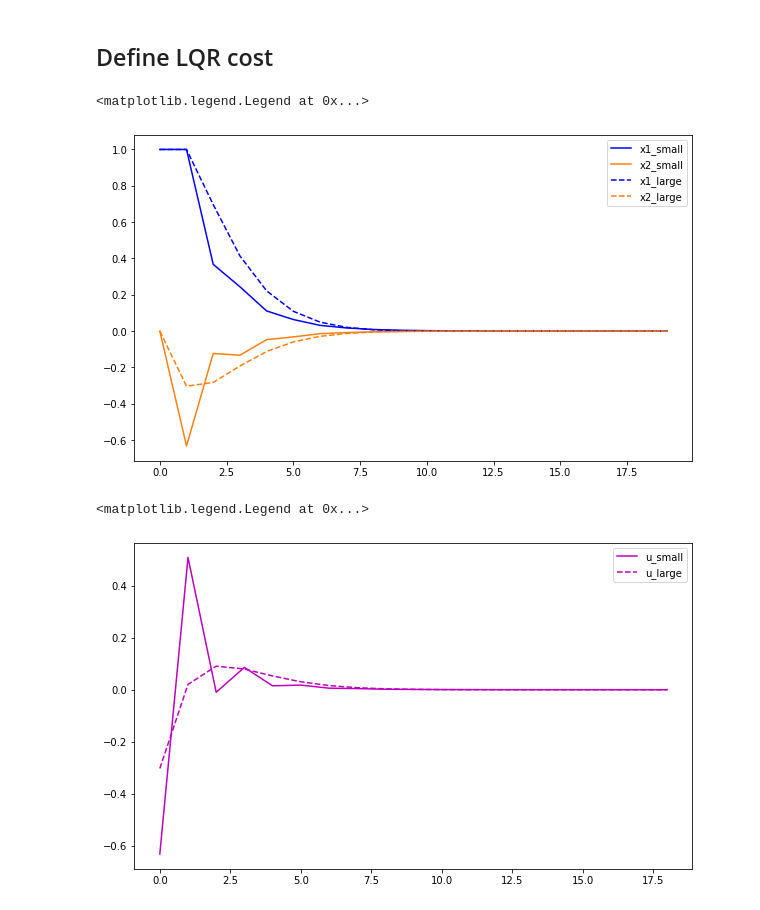
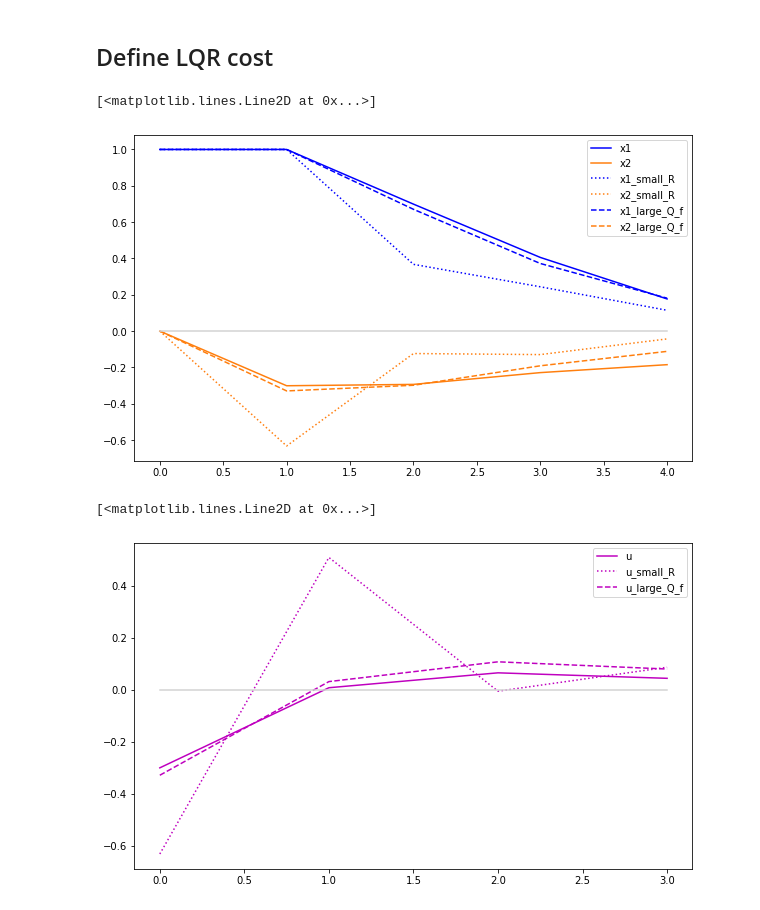
Before and after one commit to cablanc/dlps, a Jupyter notebook: rl/SID.ipynb, the cells around one changed output. Cells and saved outputs as stored; diff of their text form; code cells hidden in the pictures.

```diff
--- a/rl/SID.ipynb
+++ b/rl/SID.ipynb
@@ -96,5 +96,7 @@ B_hat_np = B_hat.data.numpy()
 # cost = \sum_t (x_t - x_goal)**2 + u_t**2
 Q = np.eye(2)
 Q_f = np.eye(2) * 1.
+R = np.array([[10.]])
+
 R_small = np.array([[0.3]])
-R_large = np.array([[10.]])
+Q_f_large = np.eye(2) * 100.
@@ -108,28 +103,49 @@ x_large, u_large = compute_trajectories(A_gt, B_gt, K_t_large, x0, apply_LQR_pol
+# %%
+T = 5
+policy = LQR_policy(A_hat_np, B_hat_np, R, Q, Q_f, T)
+policy_small_R = LQR_policy(A_hat_np, B_hat_np, R_small, Q, Q_f, T)
+policy_large_Q_f = LQR_policy(A_hat_np, B_hat_np, R, Q, Q_f_large, T)
+
+x, u = compute_trajectory(A_gt, B_gt, policy, apply_linear_dynamics, x0, T)
+x_small_R, u_small_R = compute_trajectory(A_gt, B_gt, policy_small_R, apply_linear_dynamics, x0, T)
+x_large_Q_f, u_large_Q_f = compute_trajectory(A_gt, B_gt, policy_large_Q_f, apply_linear_dynamics, x0, T)
 # %%
-x1_small = [x_t[0] for x_t in x_small]
-x2_small = [x_t[1] for x_t in x_small]
+x1 = [x_t[0] for x_t in x]
+x2 = [x_t[1] for x_t in x]
 
-x1_large = [x_t[0] for x_t in x_large]
-x2_large = [x_t[1] for x_t in x_large]
+x1_small_R = [x_t[0] for x_t in x_small_R]
+x2_small_R = [x_t[1] for x_t in x_small_R]
+
+x1_large_Q_f = [x_t[0] for x_t in x_large_Q_f]
+x2_large_Q_f = [x_t[1] for x_t in x_large_Q_f]
 
 plt.figure(figsize=[10,6])
-plt.plot(x1_small, 'b')
-plt.plot(x2_small, 'tab:orange')
+plt.plot(x1, '-', color='b')
+plt.plot(x2, '-', color='tab:orange')
 
-plt.plot(x1_large, '--', color='b')
-plt.plot(x2_large, '--', color='tab:orange')
-plt.legend(['x1_small', 'x2_small', 'x1_large', 'x2_large'])
+plt.plot(x1_small_R, ':', color='b')
+plt.plot(x2_small_R, ':', color='tab:orange')
+
+plt.plot(x1_large_Q_f, '--', color='b')
+plt.plot(x2_large_Q_f, '--', color='tab:orange')
+plt.legend(['x1', 'x2', 'x1_small_R', 'x2_small_R', 'x1_large_Q_f', 'x2_large_Q_f'])
+
+plt.plot([0]*T, '-', color='lightgrey')
 # %% [output]
-<matplotlib.legend.Legend at 0x...>
+[<matplotlib.lines.Line2D at 0x...>]
-[figure, old version]
+[figure, new version]
 # %%
-u1_small = [u_t[0] for u_t in u_small]
-u1_large = [u_t[0] for u_t in u_large]
+u1 = [u_t[0] for u_t in u]
+u1_small_R = [u_t[0] for u_t in u_small_R]
+u1_large_Q_f = [u_t[0] for u_t in u_large_Q_f]
 
 plt.figure(figsize=[10,6])
-plt.plot(u1_small, 'm')
-plt.plot(u1_large, '--', color='m')
-plt.legend(['u_small', 'u_large'])
+plt.plot(u1, '-', color='m')
+plt.plot(u1_small_R, ':', color='m')
+plt.plot(u1_large_Q_f, '--', color='m')
+plt.legend(['u', 'u_small_R', 'u_large_Q_f'])
+
+plt.plot([0]*(T-1), '-', color='lightgrey')
 # %% [output]
-<matplotlib.legend.Legend at 0x...>
+[<matplotlib.lines.Line2D at 0x...>]
-[figure, old version]
+[figure, new version]
```
Also changed, not shown: parts of 2 cells of this notebook, 5 other files.
